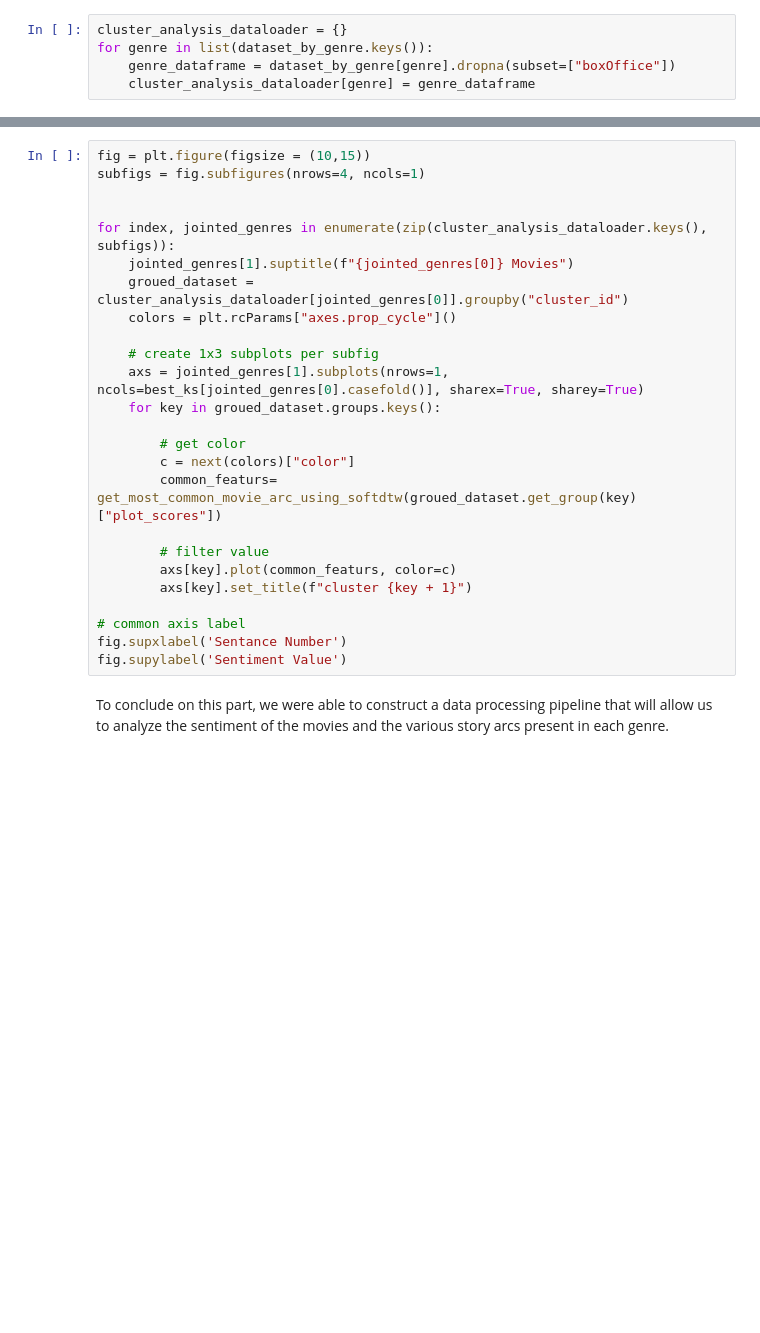
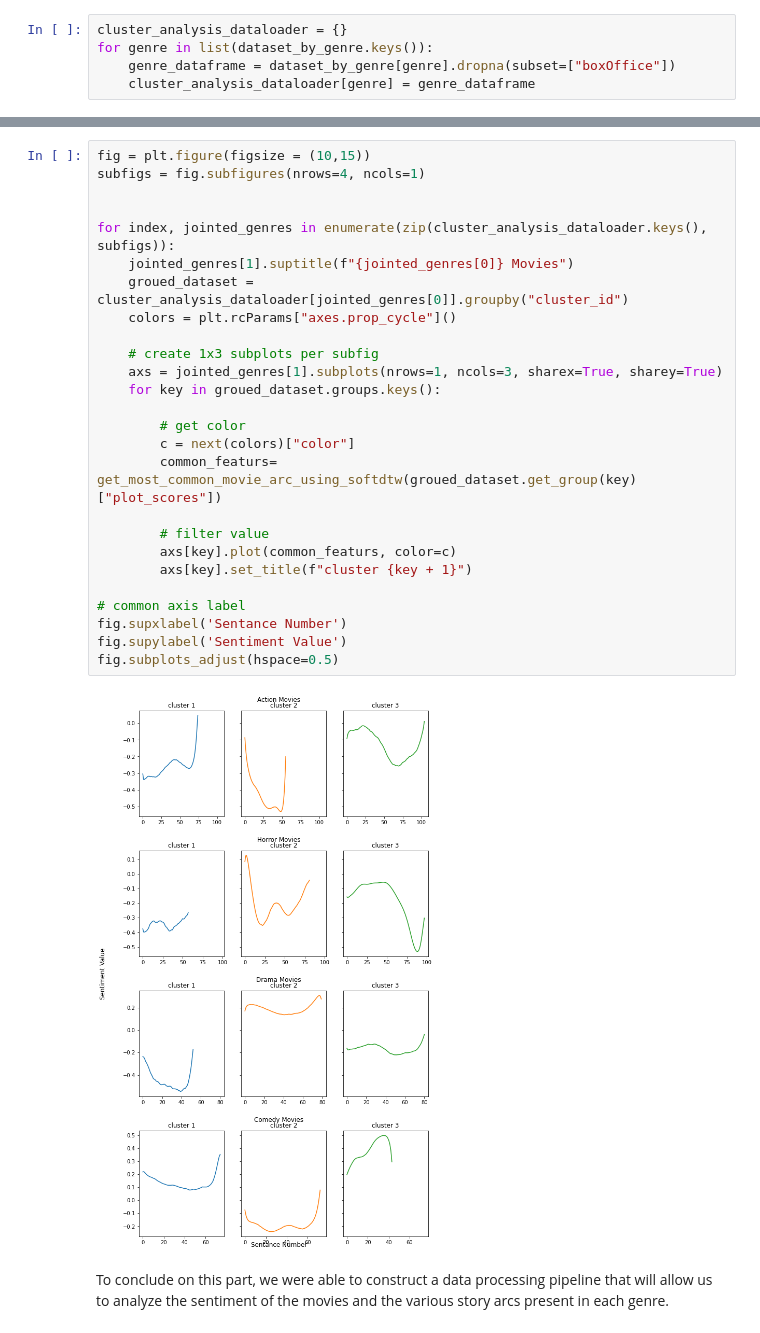
Before and after one commit to epfl-ada/ada-2022-project-runtimeterror, a Jupyter notebook: milestone3.ipynb, the cells around one changed output, grey strips where cells are left out. Cells and saved outputs as stored; diff of their text form; blank space fills up the shorter version.

```diff
--- a/milestone3.ipynb
+++ b/milestone3.ipynb
@@ -554,28 +409,31 @@ Finally, after performing the clustering, we will view the different time series
 # %%
 fig = plt.figure(figsize = (10,15))
 subfigs = fig.subfigures(nrows=4, ncols=1)
 
 
 for index, jointed_genres in enumerate(zip(cluster_analysis_dataloader.keys(), subfigs)):
     jointed_genres[1].suptitle(f"{jointed_genres[0]} Movies")
     groued_dataset = cluster_analysis_dataloader[jointed_genres[0]].groupby("cluster_id")
     colors = plt.rcParams["axes.prop_cycle"]()
 
     # create 1x3 subplots per subfig
-    axs = jointed_genres[1].subplots(nrows=1, ncols=best_ks[jointed_genres[0].casefold()], sharex=True, sharey=True)
+    axs = jointed_genres[1].subplots(nrows=1, ncols=3, sharex=True, sharey=True)
     for key in groued_dataset.groups.keys():
 
         # get color
         c = next(colors)["color"]
         common_featurs= get_most_common_movie_arc_using_softdtw(groued_dataset.get_group(key)["plot_scores"])
 
         # filter value
         axs[key].plot(common_featurs, color=c)
         axs[key].set_title(f"cluster {key + 1}")
 
 # common axis label
 fig.supxlabel('Sentance Number')
 fig.supylabel('Sentiment Value')
+fig.subplots_adjust(hspace=0.5)
+# %% [output]
+[figure, added]
 # %% [markdown]
 To conclude on this part, we were able to construct a data processing pipeline that will allow us to analyze the sentiment of the movies and the various story arcs present in each genre.
 # %% [markdown]
```
Also changed, not shown: parts of 28 cells of this notebook, 3 other files.
